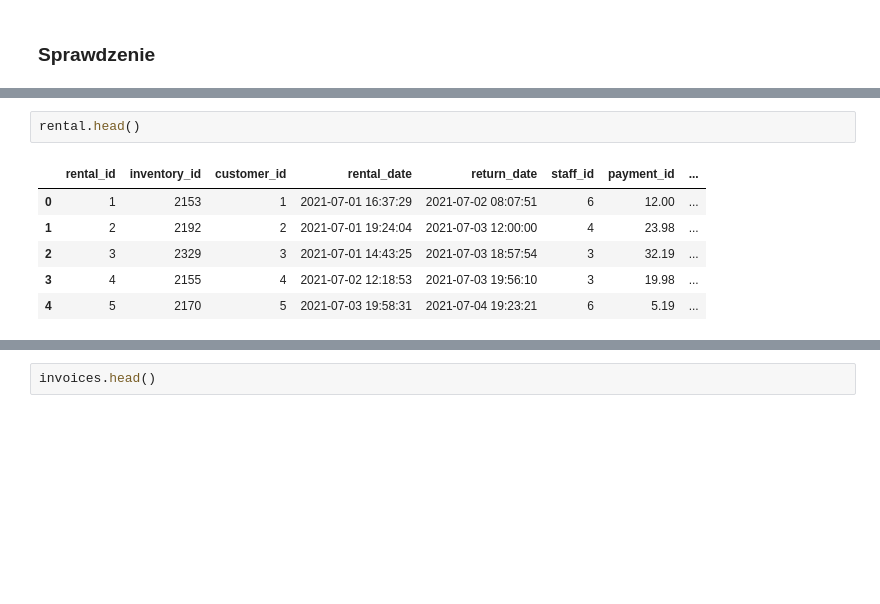
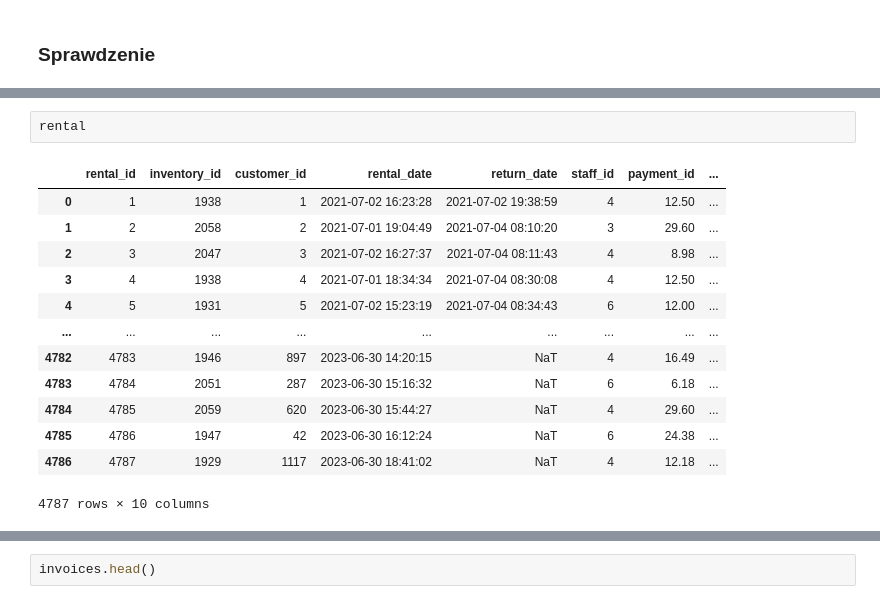
Before and after one commit to o-Mateo-o/geeks-and-dragons-db, a Jupyter notebook: notebooks/attempts/gen.ipynb, the cells around one changed output, grey strips where cells are left out. Drawn from its saved outputs; the diff is of its cells as text; blank space fills up the shorter version.

```diff
--- a/notebooks/attempts/gen.ipynb
+++ b/notebooks/attempts/gen.ipynb
@@ -1625,12 +1627,19 @@ tournaments.head()
 # %%
-rental.head()
+rental
 # %% [output]
 |  | rental_id | inventory_id | customer_id | rental_date | return_date | staff_id | payment_id | ... |
-| 0 | 1 | 2153 | 1 | 2021-07-01 16:37:29 | 2021-07-02 08:07:51 | 6 | 12.00 | ... |
-| 1 | 2 | 2192 | 2 | 2021-07-01 19:24:04 | 2021-07-03 12:00:00 | 4 | 23.98 | ... |
-| 2 | 3 | 2329 | 3 | 2021-07-01 14:43:25 | 2021-07-03 18:57:54 | 3 | 32.19 | ... |
-| 3 | 4 | 2155 | 4 | 2021-07-02 12:18:53 | 2021-07-03 19:56:10 | 3 | 19.98 | ... |
-| 4 | 5 | 2170 | 5 | 2021-07-03 19:58:31 | 2021-07-04 19:23:21 | 6 | 5.19 | ... |
+| 0 | 1 | 1938 | 1 | 2021-07-02 16:23:28 | 2021-07-02 19:38:59 | 4 | 12.50 | ... |
+| 1 | 2 | 2058 | 2 | 2021-07-01 19:04:49 | 2021-07-04 08:10:20 | 3 | 29.60 | ... |
+| 2 | 3 | 2047 | 3 | 2021-07-02 16:27:37 | 2021-07-04 08:11:43 | 4 | 8.98 | ... |
+| 3 | 4 | 1938 | 4 | 2021-07-01 18:34:34 | 2021-07-04 08:30:08 | 4 | 12.50 | ... |
+| 4 | 5 | 1931 | 5 | 2021-07-02 15:23:19 | 2021-07-04 08:34:43 | 6 | 12.00 | ... |
+| ... | ... | ... | ... | ... | ... | ... | ... | ... |
+| 4782 | 4783 | 1946 | 897 | 2023-06-30 14:20:15 | NaT | 4 | 16.49 | ... |
+| 4783 | 4784 | 2051 | 287 | 2023-06-30 15:16:32 | NaT | 6 | 6.18 | ... |
+| 4784 | 4785 | 2059 | 620 | 2023-06-30 15:44:27 | NaT | 4 | 29.60 | ... |
+| 4785 | 4786 | 1947 | 42 | 2023-06-30 16:12:24 | NaT | 6 | 24.38 | ... |
+| 4786 | 4787 | 1929 | 1117 | 2023-06-30 18:41:02 | NaT | 4 | 12.18 | ... |
+4787 rows × 10 columns
 # %%
 inventory.head()
 # %% [output]
```
Also changed, not shown: parts of 17 cells of this notebook.
